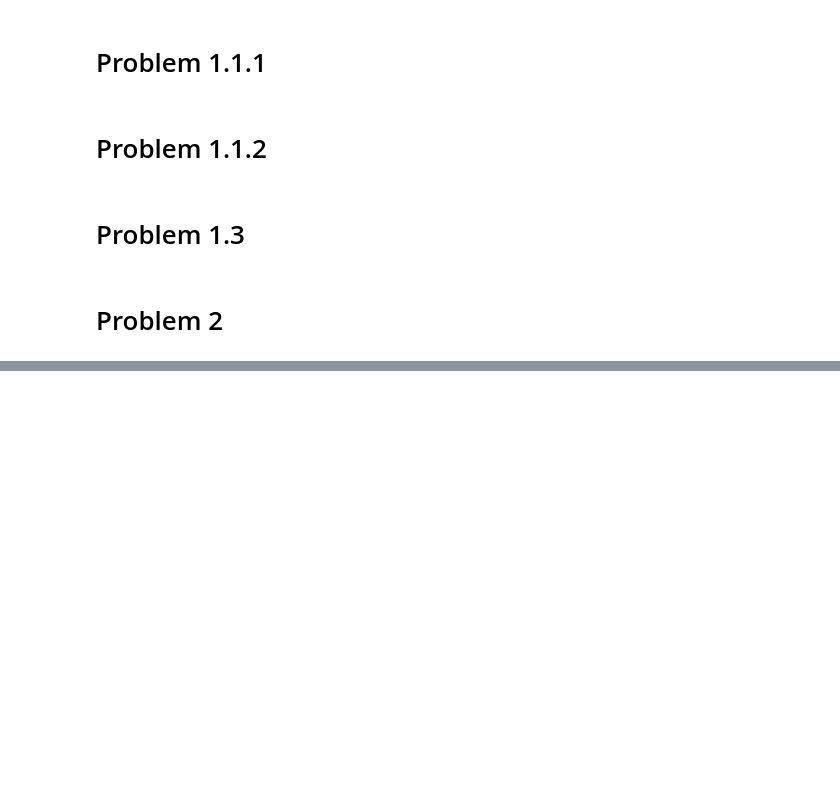
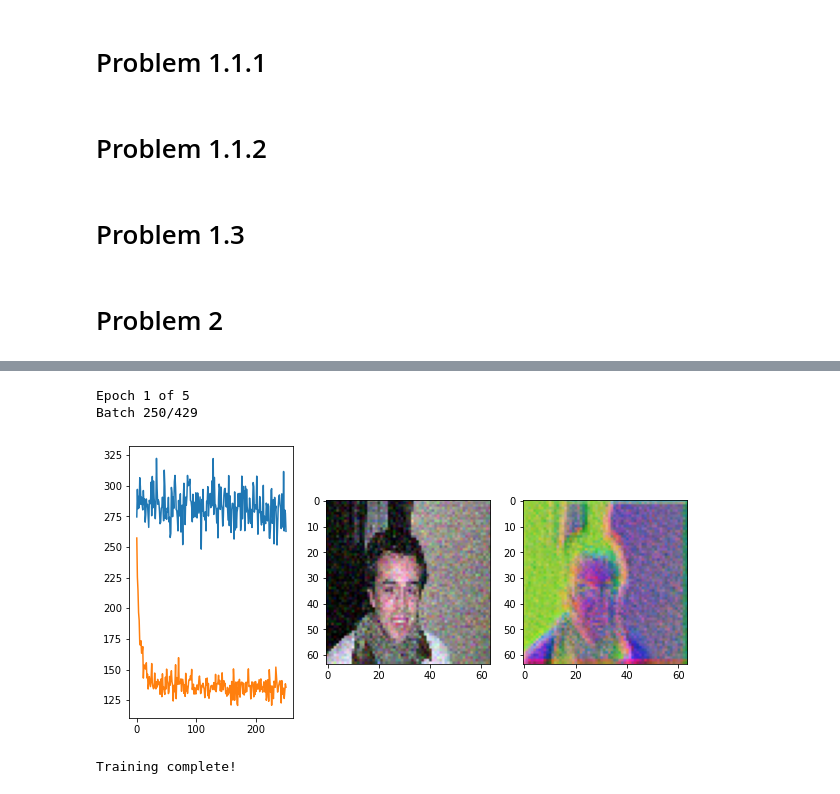
Before and after one commit to samalbertson3/ece-685, a Jupyter notebook: homework 3/homework 3.ipynb, the cells around one changed output, grey strips where cells are left out. Cells and saved outputs as stored; diff of their text form; code cells hidden in the pictures; blank space fills up the shorter version.

```diff
--- a/homework 3/homework 3.ipynb
+++ b/homework 3/homework 3.ipynb
@@ -3,11 +3,17 @@
 # %%
 import xml.etree.ElementTree as ET
 import numpy as np
+import matplotlib.pyplot as plt
+from matplotlib import patches
+from PIL import Image
+import cv2
+import math
 
 # setup
-fp = "data/VOCdevkit/VOC2012/Annotations/2007_000027.xml"
+# fp = "data/VOCdevkit/VOC2012/Annotations/2007_000027.xml"
 
 def parse_file(fp):
+    """ Extract ground-truth boxes from XML file. """
     # extract xml tree
     tree = ET.parse(fp)
     root = tree.getroot()
@@ -23,10 +29,12 @@ def parse_file(fp):
         y = int(box.find("ymin").text)
         ymax = int(box.find("ymax").text)
 
+        x_center = (xmax + x)/2
+        y_center = (ymax + y)/2
         w = xmax - x
         h = ymax - y
 
-        coords = [name, x, y, w, h]
+        coords = [name, x_center, y_center, w, h]
         output.append(coords)
 
     # put in numpy array format
@@ -364,0 +487,57 @@ Training set 6 of 42
+# %%
+epochs = 5
+batch_path = "training_data"
+train_batches = [os.path.join(batch_path, data_path) for data_path in os.listdir(batch_path)]
+# train_batches = ["train_imgs.npy"]
+
+# loop through training data
+# train models
+
+model = CorruptioNet()
+#model.load_state_dict(torch.load('autoencoder64.pth'))
+#print("Model loaded!")
+
+val = ImgData("val_imgs.npy")
+val_loader = torch.utils.data.DataLoader(val, shuffle=True, batch_size=1)
+i = 1
+for epoch in range(1, epochs+1):
+    batch = ImgData("train_imgs.npy")
+    if i > 1:
+        model.load_state_dict(torch.load('autoencoder64.pth'))
+
+    print(f"Epoch {epoch} of {epochs}")
+    model, losses, val_losses, stop_flag = train_model(model, batch, val, epoch)
+    torch.save(model.state_dict(), 'autoencoder64.pth')
+
+    losses = np.array(losses)
+    val_losses = np.array(val_losses)
+    if i == 1:
+        loss_combo = np.hstack((losses, val_losses[:,2].reshape(-1, 1)))
+        loss = np.array(loss_combo)
+    else:
+        losses[:,1] = losses[:,1] + max(loss[:,1]) + 1
+        loss_combo = np.hstack((losses, val_losses[:,2].reshape(-1, 1)))
+        loss = np.concatenate([loss, loss_combo])
+
+    # show test image
+    fig, ax = plt.subplots(1,3,figsize=(10,5))
+    ax[0].plot(loss[:,1], loss[:,2], marker='', label="training")
+    ax[0].plot(loss[:,1], loss[:,3], marker='', label="validation")
+
+    _, (img, _) = next(enumerate(val_loader))
+    img_denoised = model(img)
+    img = img.permute(0,2,3,1).int()
+    img_denoised = img_denoised.permute(0,2,3,1).int()
+    ax[1].imshow(img[0,:,:,:].detach().numpy())
+    ax[2].imshow(img_denoised[0,:,:,:].detach().numpy())
+    plt.show()
+
+    if stop_flag:
+        break
+
+print("Training complete!")
+# %% [output]
+Epoch 1 of 5
+Batch 250/429
+[figure, added]
+Training complete!
```
Also changed, not shown: parts of 13 cells of this notebook.
